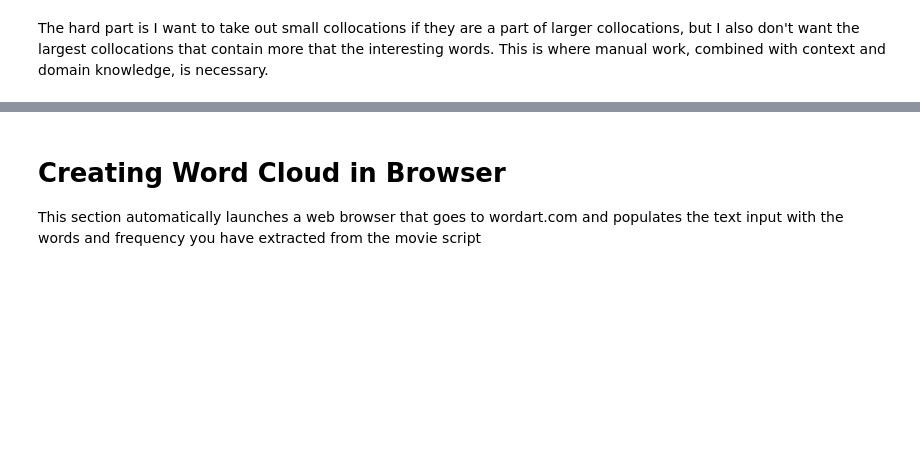
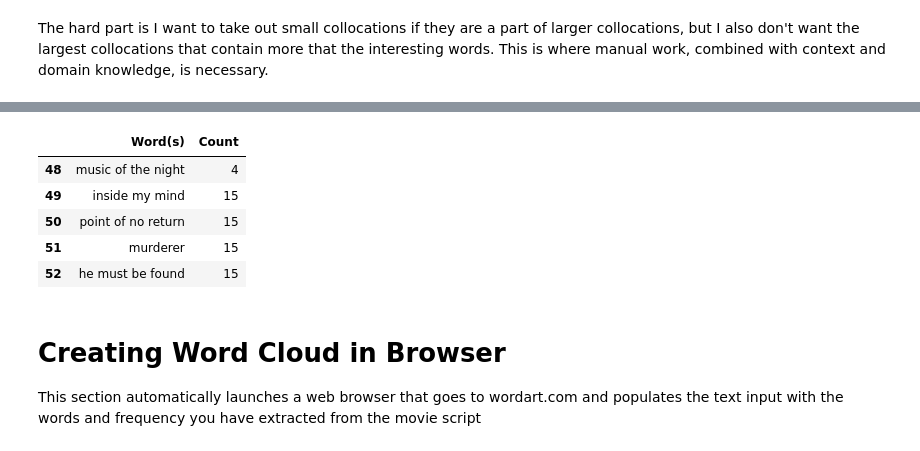
Before and after one commit to chankeith96/Side-Project-Musical-Word-Clouds, a Jupyter notebook: Movie Word Cloud.ipynb, the cells around one changed output, grey strips where cells are left out. Cells and saved outputs as stored; diff of their text form; code cells hidden in the pictures; blank space fills up the shorter version.

```diff
--- a/Movie Word Cloud.ipynb
+++ b/Movie Word Cloud.ipynb
@@ -435,0 +503,3 @@ df6
+# %%
+# it's important to work with the domain experts and get their inputs
+additional_words = {'inside my mind':15, 'point of no return':15, 'murderer':15, 'he must be found':15, }
@@ -436,2 +533,13 @@ df6
+# %%
+df6['Color'] = 'FFFFFF' #FFFFFF is the hex color code for white
+# %%
+df6.tail()
+# %% [output]
+|  | Word(s) | Count |
+| 48 | music of the night | 4 |
+| 49 | inside my mind | 15 |
+| 50 | point of no return | 15 |
+| 51 | murderer | 15 |
+| 52 | he must be found | 15 |
 # %%
 # copy the dataframe to clipboard. The excel argument copies in a CSV format, and I leave off the indices and header row
```
Also changed, not shown: parts of 64 cells of this notebook.
